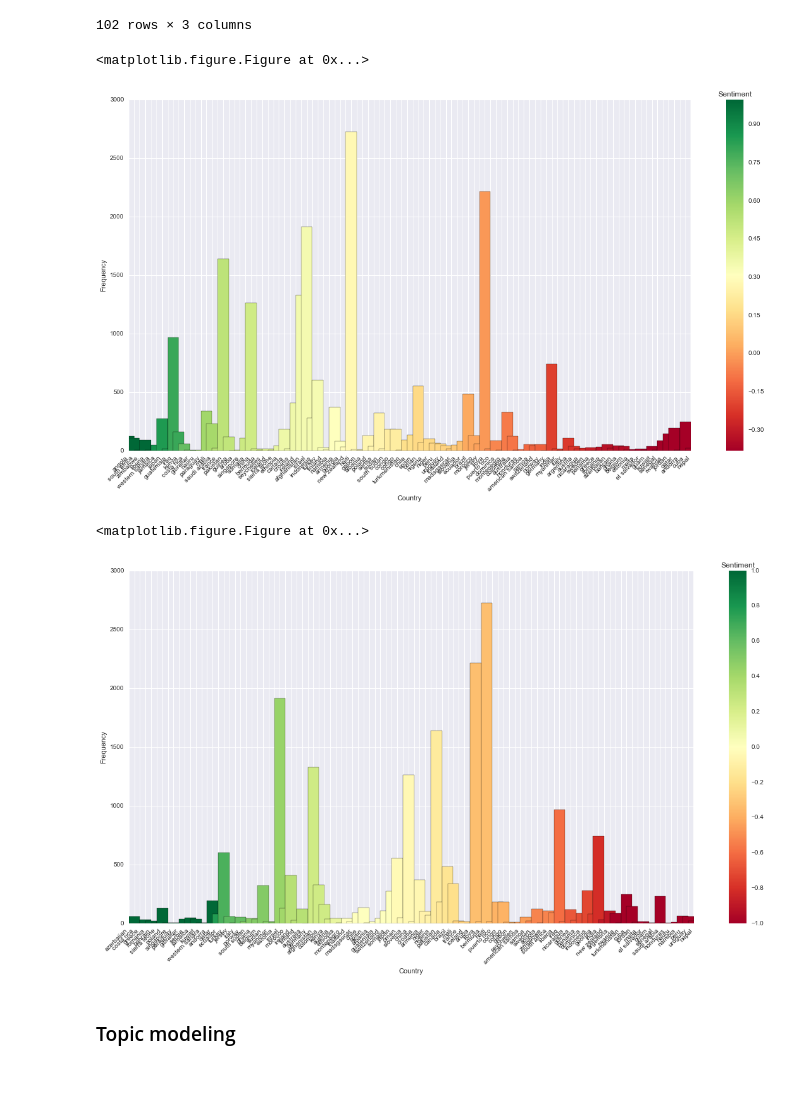
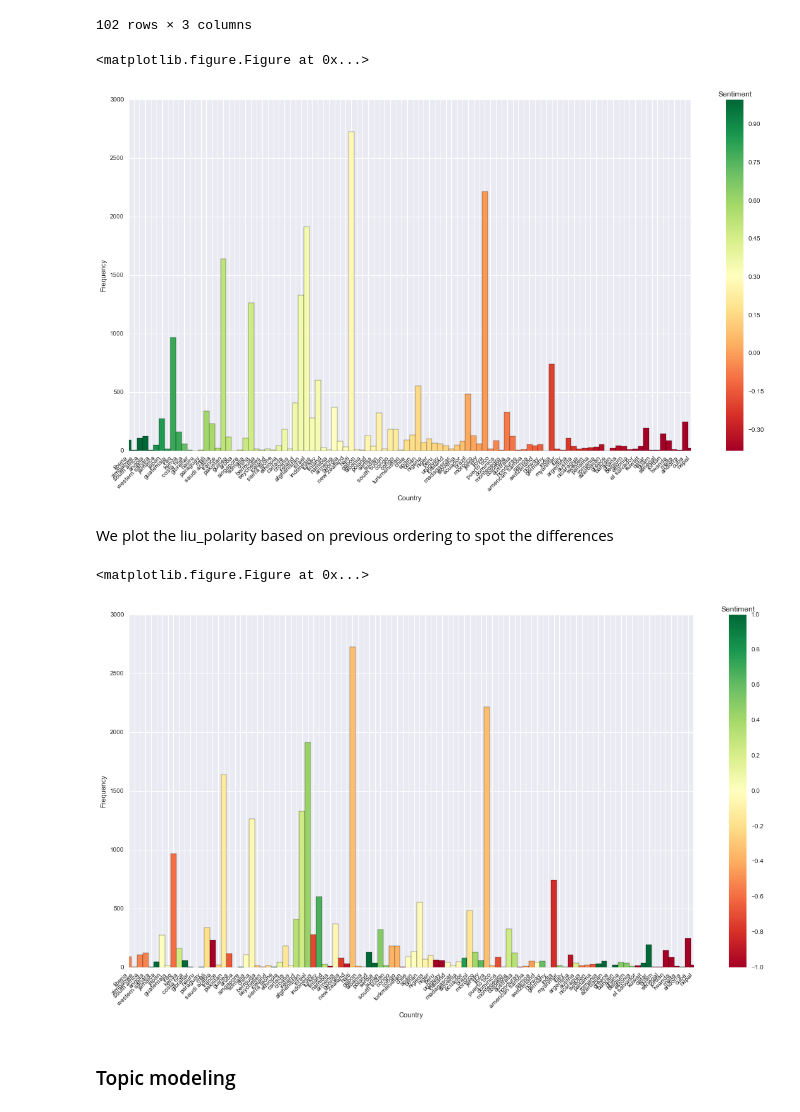
Before and after one commit to NevenaR/Homework, a Jupyter notebook: HW-5/HW05.ipynb, the cells around one changed output. Cells and saved outputs as stored; diff of their text form; code cells hidden in the pictures; blank space fills up the shorter version.

Commit message:
prettify plots 2

```diff
--- a/HW-5/HW05.ipynb
+++ b/HW-5/HW05.ipynb
@@ -352,7 +352,7 @@ def plot_(countries_sent, score):
 
     # Display bar plot : country frequency vs. country name, with color indicating polarity score
     plt.xlim(0+0.9, 10-0.5)
-    plt.bar(range(countries_sent.shape[0]), countries_sent[countries_sent.columns.values[1]], align='center', tick_label=countries_sent.index, color=colors, width=2)
+    plt.bar(range(countries_sent.shape[0]), countries_sent[countries_sent.columns.values[1]], align='center', tick_label=countries_sent.index, color=colors, width=1)
     plt.xticks(rotation=45, ha='right')
     plt.xlabel("Country")
     plt.ylabel("Frequency")
@@ -392,10 +392,12 @@ fullFrame=fullFrame.sort(fullFrame.columns[2],ascending=False)
 plot_(fullFrame,'vader_score')
 # %% [output]
 <matplotlib.figure.Figure at 0x...>
-[figure, old version]
+[figure, new version]
+# %% [markdown]
+We plot the liu_polarity based on previous ordering to spot the differences
 # %%
-fullFrame=fullFrame.sort(fullFrame.columns[0],ascending=False)
+#fullFrame=fullFrame.sort(fullFrame.columns[0],ascending=False)
 plot_(fullFrame,'liu_score')
 # %% [output]
 <matplotlib.figure.Figure at 0x...>
-[figure, old version]
+[figure, new version]
```
Also changed, not shown: parts of 1 cell of this notebook.
